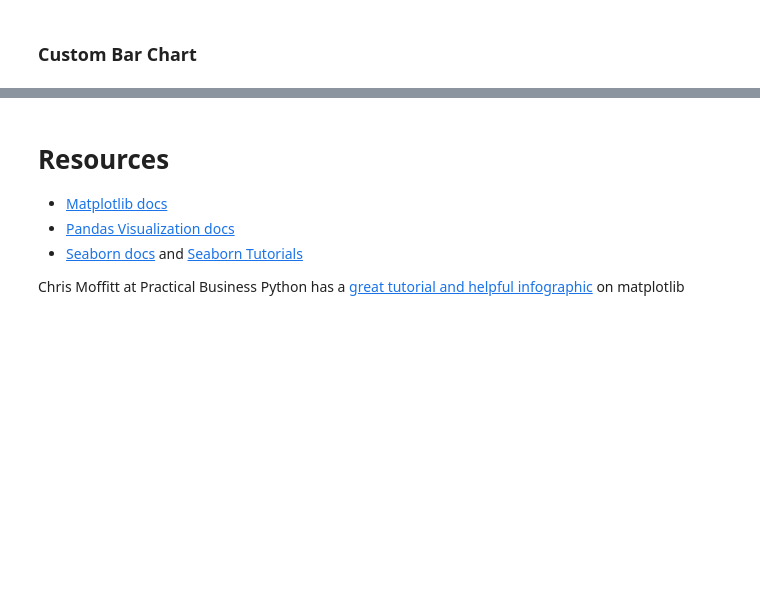
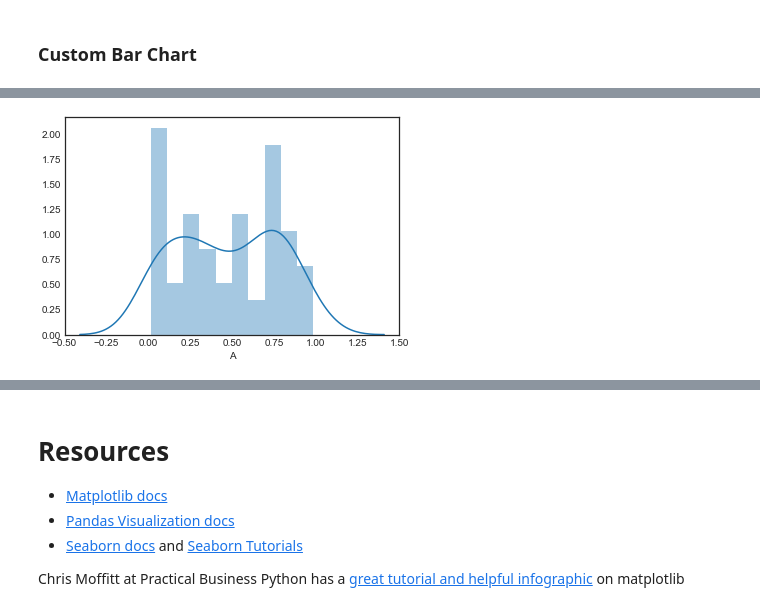
Before and after one commit to knanne/knanne.github.io, a Jupyter notebook: _notebooks/jupyter/pandas_visualization.ipynb, the cells around one changed output, grey strips where cells are left out. Saved outputs shown, nothing was run; the diff lists cells and outputs as text; code cells hidden in the pictures; blank space fills up the shorter version.

```diff
--- a/_notebooks/jupyter/pandas_visualization.ipynb
+++ b/_notebooks/jupyter/pandas_visualization.ipynb
@@ -224,0 +238,4 @@ fig.savefig('img/category_volume_per_year_end_custom.png')
+# %%
+ax = sns.distplot(df.A, bins=10)
+# %% [output]
+[figure, added]
```
Also changed, not shown: parts of 18 cells of this notebook, 7 other files.
